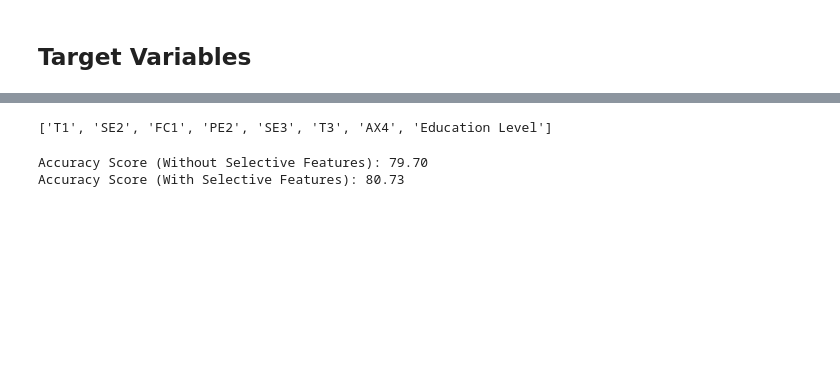
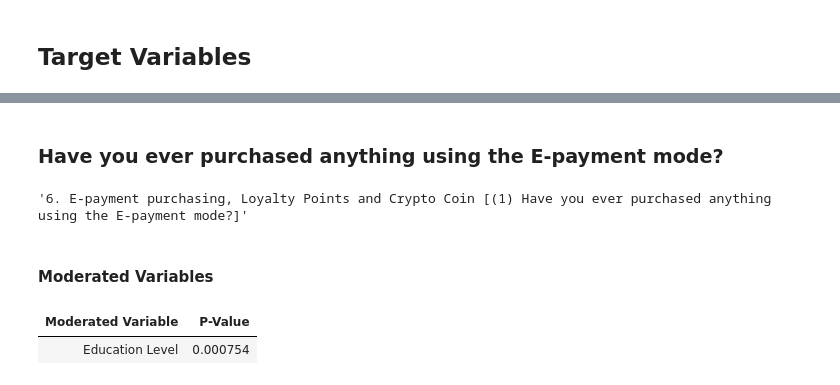
Before and after one commit to Neix20/FYP, a Jupyter notebook: Model Result.ipynb, the cells around one changed output, grey strips where cells are left out. Cells and saved outputs as stored; diff of their text form; code cells hidden in the pictures; blank space fills up the shorter version.

```diff
--- a/Model Result.ipynb
+++ b/Model Result.ipynb
@@ -369,21 +100,0 @@ df_Y = df_Y.astype(int)
-# %%
-# Correlation Function
-func = pointbiserialr
-
-arr_list = []
-
-threshold = 0.05
-
-# Get List of P_Values
-for col in df_X.columns:
-    corr, p_val = func(df_X.loc[:, col], df_Y)
-    # Threshold => Only append variables that have a p_value smaller than 0.05
-    if p_val <= threshold:
-        arr_list.append((col, p_val))
-
-# Sort Variables Descending by P_val
-arr_list = sorted(arr_list, key = lambda x : x[1])
-
-arr_df = pd.DataFrame(arr_list, columns = ["Variables", "P Value"])
-
-arr_df.style.hide_index()
@@ -408,21 +101,32 @@ arr_df.style.hide_index()
-# %%
-model = DecisionTreeClassifier()
-
-feature_set = backward_selection(df_X.loc[:, arr_df["Variables"]], df_Y, model, 8)
-
-feature_set
-# %% [output]
-['T1', 'SE2', 'FC1', 'PE2', 'SE3', 'T3', 'AX4', 'Education Level']
-# %%
-model = DecisionTreeClassifier()
-
-acc_score = get_acc_score_kcv(df_X, df_Y, model)
-
-print(f"Accuracy Score (Without Selective Features): {acc_score:.2f}")
-
-acc_score = get_acc_score_kcv(df_X.loc[:, feature_set], df_Y, model)
-
-print(f"Accuracy Score (With Selective Features): {acc_score:.2f}")
-# %% [output]
-Accuracy Score (Without Selective Features): 79.70
-Accuracy Score (With Selective Features): 80.73
+# %% [markdown]
+### Have you ever purchased anything using the E-payment mode?
+# %%
+df_Y = df.iloc[:, 17]
+
+# Replace Values
+df_Y = df_Y.replace("Yes", 1)
+df_Y = df_Y.replace("No", 0)
+
+# Convert Values to Int
+df_Y = df_Y.astype(int)
+
+df_Y.name
+# %% [output]
+'6. E-payment purchasing, Loyalty Points and Crypto Coin [(1) Have you ever purchased anything using the E-payment mode?]'
+# %% [markdown]
+#### Moderated Variables
+# %%
+# Use PointBiserialR as there are only 2 Classes
+arr_list = []
+
+for col in mod_fac_df.columns:
+    corr, p_val = pointbiserialr(mod_fac_df.loc[:, col], df_Y)
+    if p_val <= 0.05:
+        arr_list.append((col, p_val))
+
+tmp_df = pd.DataFrame(arr_list, columns = ["Moderated Variable", "P-Value"])
+
+tmp_df.style.hide_index()
+# %% [output]
+| Moderated Variable | P-Value |
+| Education Level | 0.000754 |
```
Also changed, not shown: parts of 44 cells of this notebook, 2 other files.
